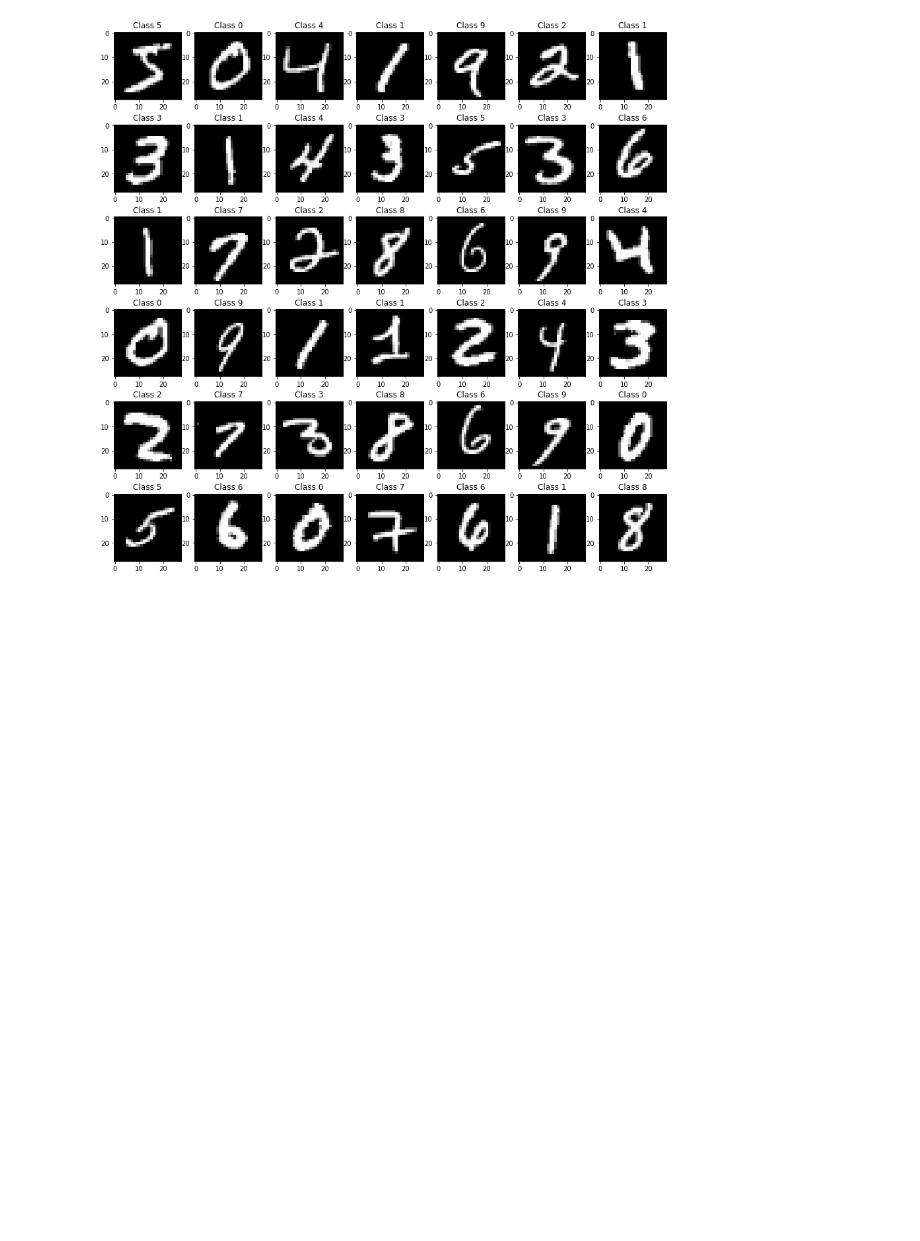
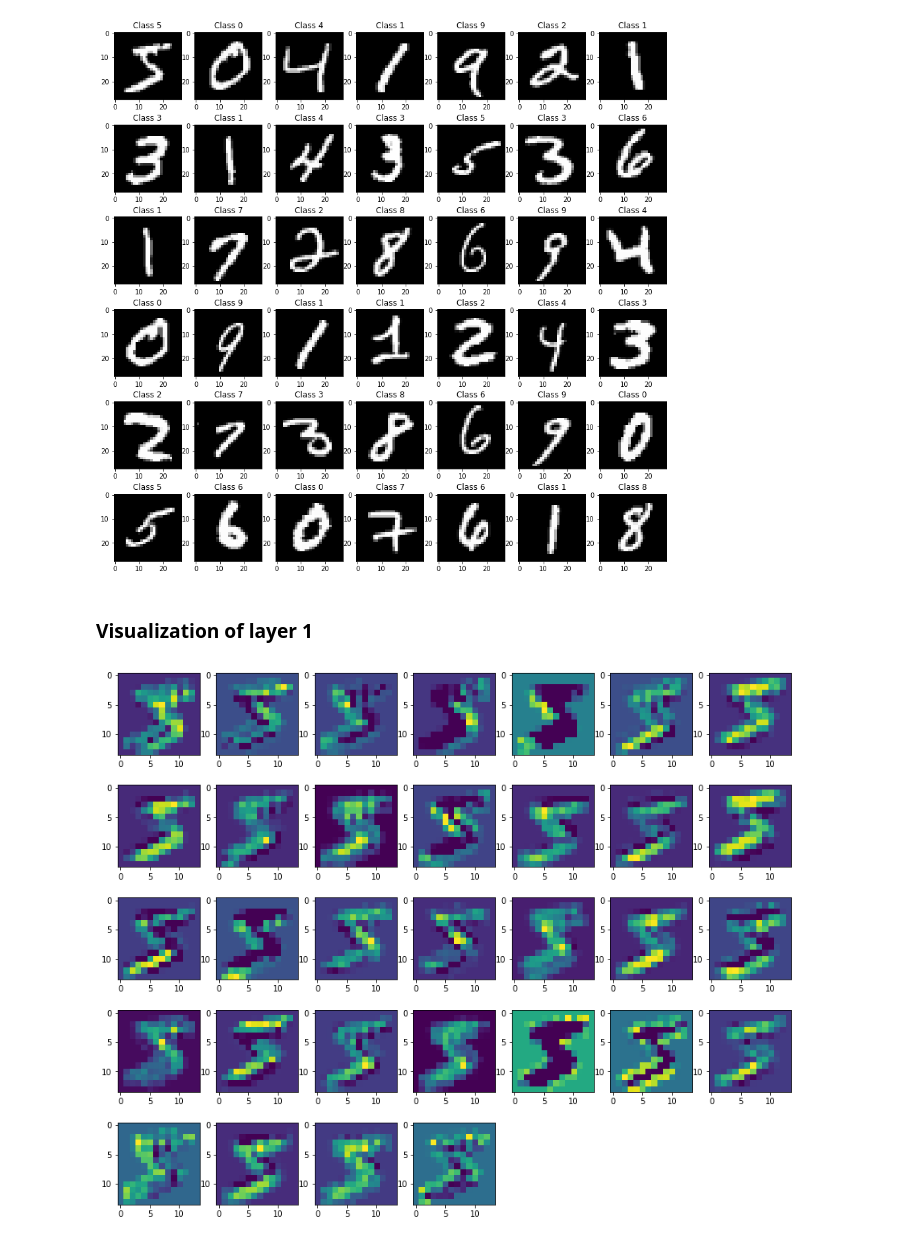
Before and after one commit to fogfish/tf-workspace, a Jupyter notebook: TensorFlow-MNIST-CNN.ipynb, the cells around one changed output. Drawn from its saved outputs; the diff is of its cells as text; code cells hidden in the pictures; blank space fills up the shorter version.

Commit message:
add visualization

```diff
--- a/TensorFlow-MNIST-CNN.ipynb
+++ b/TensorFlow-MNIST-CNN.ipynb
@@ -212,3 +212,18 @@ for i in range(0,size):
 plt.show()
 # %% [output]
 [figure]
+# %% [markdown]
+### Visualization of layer 1
+# %%
+image = mnist.validation.images[:1]
+# %%
+value = session.run(Pool1, feed_dict={x: image, keep_prob: 1.0})
+
+plt.figure(figsize=(15, 15))
+for i in range(0, 32):
+    plt.subplot(6, 7, i + 1)
+    plt.imshow(value[0, :, :, i])
+
+plt.show()
+# %% [output]
+[figure, added]
```
Also changed, not shown: parts of 4 cells of this notebook.
